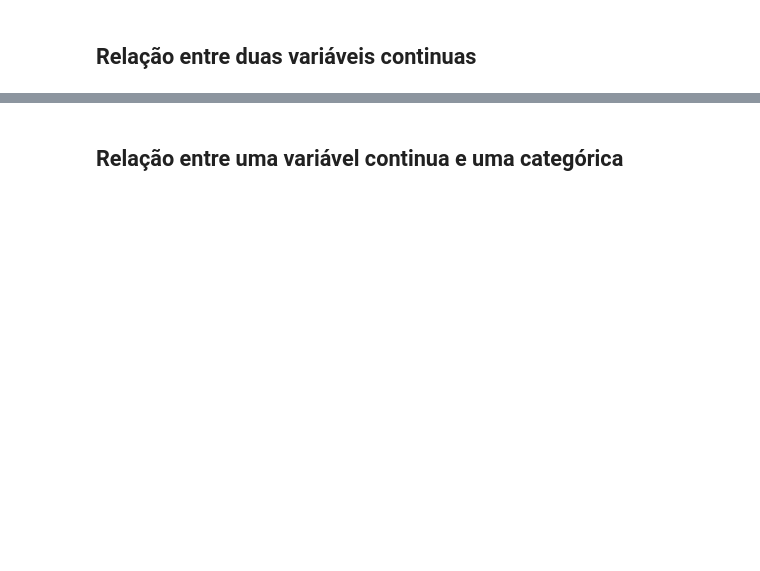
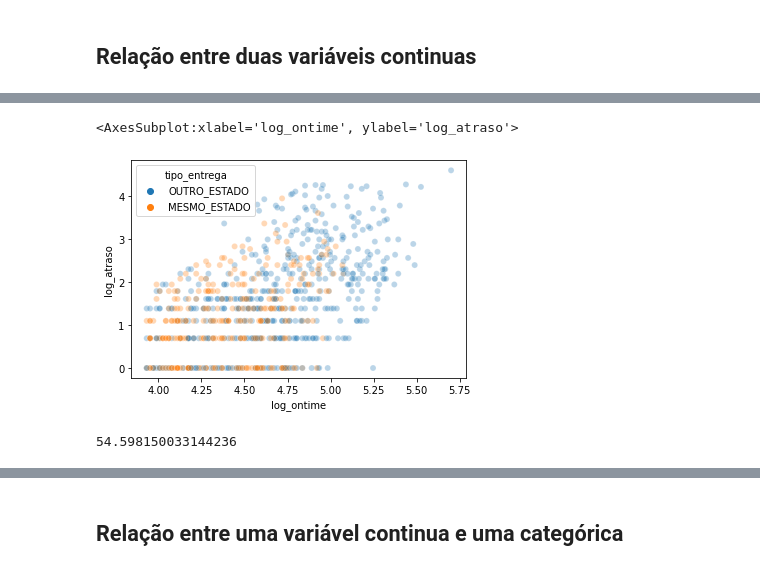
Before and after one commit to pedroteche-ih/64_PT_NOV202111, a Jupyter notebook: aulas/64 DA PT NOV-2021 Aula 20220303 EDA e Data Viz.ipynb, the cells around one changed output, grey strips where cells are left out. Cells and saved outputs as stored; diff of their text form; code cells hidden in the pictures; blank space fills up the shorter version.

```diff
--- a/aulas/64 DA PT NOV-2021 Aula 20220303 EDA e Data Viz.ipynb
+++ b/aulas/64 DA PT NOV-2021 Aula 20220303 EDA e Data Viz.ipynb
@@ -139,4 +245,11 @@ tb_itens_atraso_pt_f = tb_itens_atraso_pt_f[tb_itens_atraso_pt_f['ATRASADO'] > 0
 tb_itens_atraso_pt_f['log_atraso'] = np.log(tb_itens_atraso_pt_f['ATRASADO'])
 tb_itens_atraso_pt_f['log_ontime'] = np.log(tb_itens_atraso_pt_f['ONTIME'])
 # %%
-sns.lmplot(data=tb_itens_atraso_pt_f, x='log_ontime', y='log_atraso', hue = 'tipo_entrega', scatter_kws={"s": 5, "alpha": 0.3})
+sns.scatterplot(data=tb_itens_atraso_pt_f, x='log_ontime', y='log_atraso', hue = 'tipo_entrega', alpha = 0.3)
+# %% [output]
+<AxesSubplot:xlabel='log_ontime', ylabel='log_atraso'>
+[figure, added]
+# %%
+np.exp(4)
+# %% [output]
+54.598150033144236
```
Also changed, not shown: parts of 27 cells of this notebook, 1 other file.
